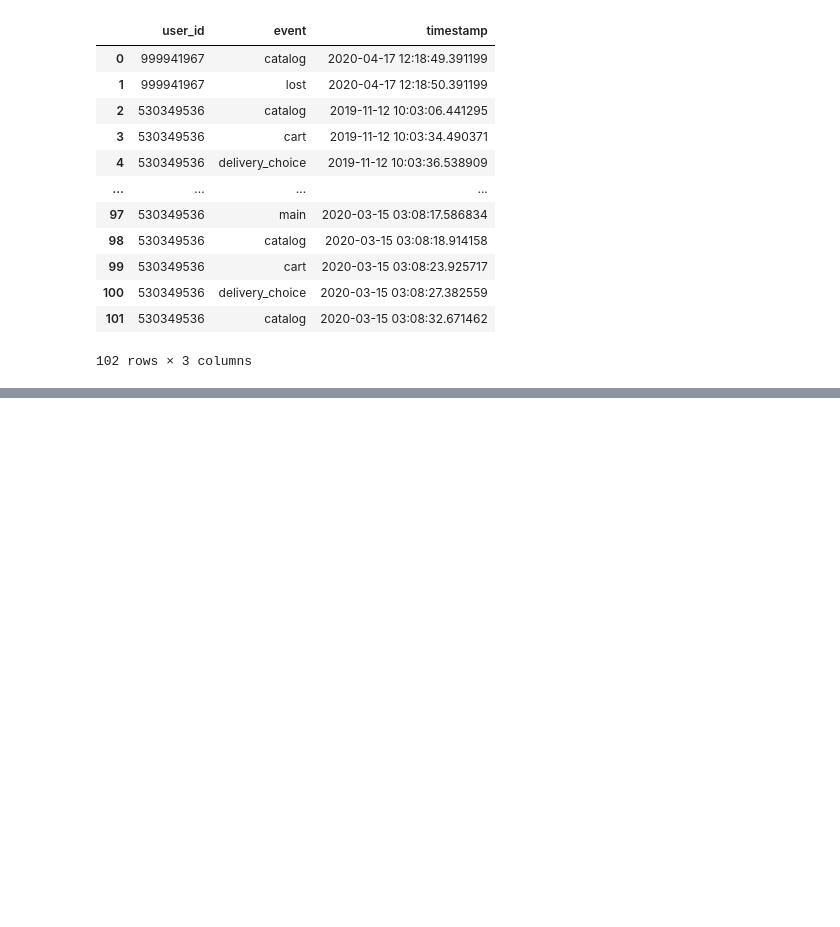
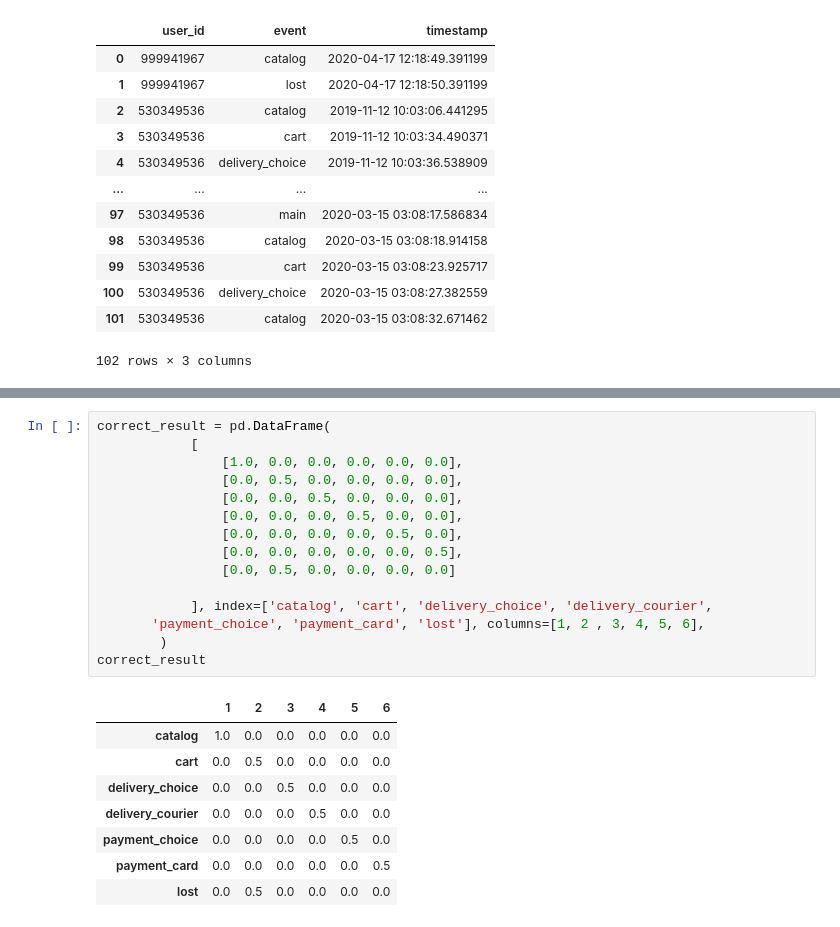
Before and after one commit to retentioneering/retentioneering-tools, a Jupyter notebook: examples/step_matrix_tests#PLAT-262.ipynb, the cells around one changed output, grey strips where cells are left out. Cells and saved outputs as stored; diff of their text form; blank space fills up the shorter version.

```diff
--- a/examples/step_matrix_tests#PLAT-262.ipynb
+++ b/examples/step_matrix_tests#PLAT-262.ipynb
@@ -72,0 +92,24 @@ tuple
+# %%
+correct_result = pd.DataFrame(
+            [
+                [1.0, 0.0, 0.0, 0.0, 0.0, 0.0],
+                [0.0, 0.5, 0.0, 0.0, 0.0, 0.0],
+                [0.0, 0.0, 0.5, 0.0, 0.0, 0.0],
+                [0.0, 0.0, 0.0, 0.5, 0.0, 0.0],
+                [0.0, 0.0, 0.0, 0.0, 0.5, 0.0],
+                [0.0, 0.0, 0.0, 0.0, 0.0, 0.5],
+                [0.0, 0.5, 0.0, 0.0, 0.0, 0.0]
+
+            ], index=['catalog', 'cart', 'delivery_choice', 'delivery_courier',
+       'payment_choice', 'payment_card', 'lost'], columns=[1, 2 , 3, 4, 5, 6],
+        )
+correct_result
+# %% [output]
+|  | 1 | 2 | 3 | 4 | 5 | 6 |
+| catalog | 1.0 | 0.0 | 0.0 | 0.0 | 0.0 | 0.0 |
+| cart | 0.0 | 0.5 | 0.0 | 0.0 | 0.0 | 0.0 |
+| delivery_choice | 0.0 | 0.0 | 0.5 | 0.0 | 0.0 | 0.0 |
+| delivery_courier | 0.0 | 0.0 | 0.0 | 0.5 | 0.0 | 0.0 |
+| payment_choice | 0.0 | 0.0 | 0.0 | 0.0 | 0.5 | 0.0 |
+| payment_card | 0.0 | 0.0 | 0.0 | 0.0 | 0.0 | 0.5 |
+| lost | 0.0 | 0.5 | 0.0 | 0.0 | 0.0 | 0.0 |
```
Also changed, not shown: parts of 32 cells of this notebook.
